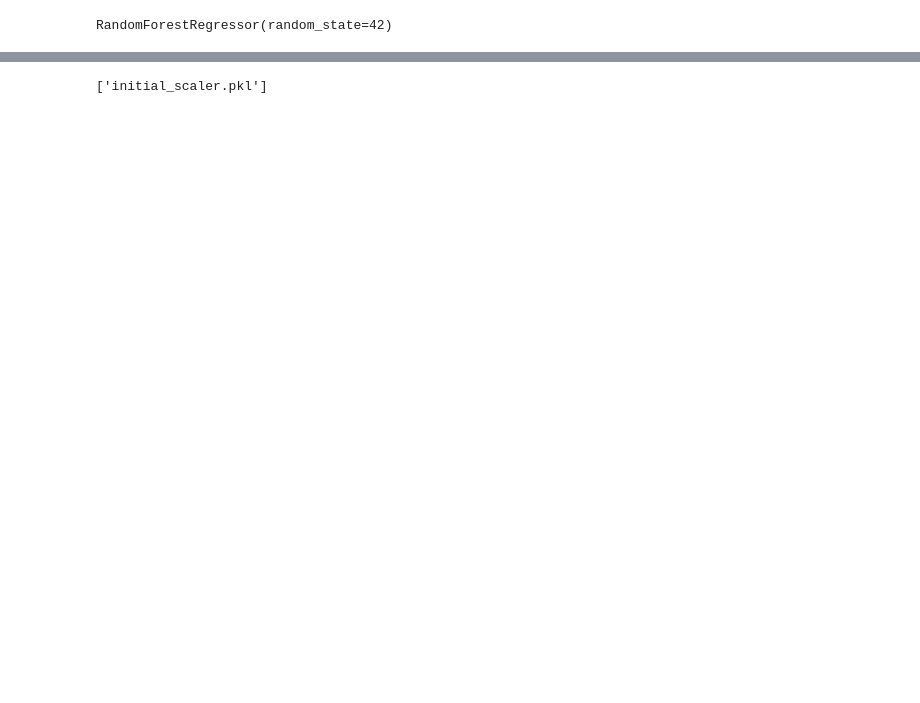
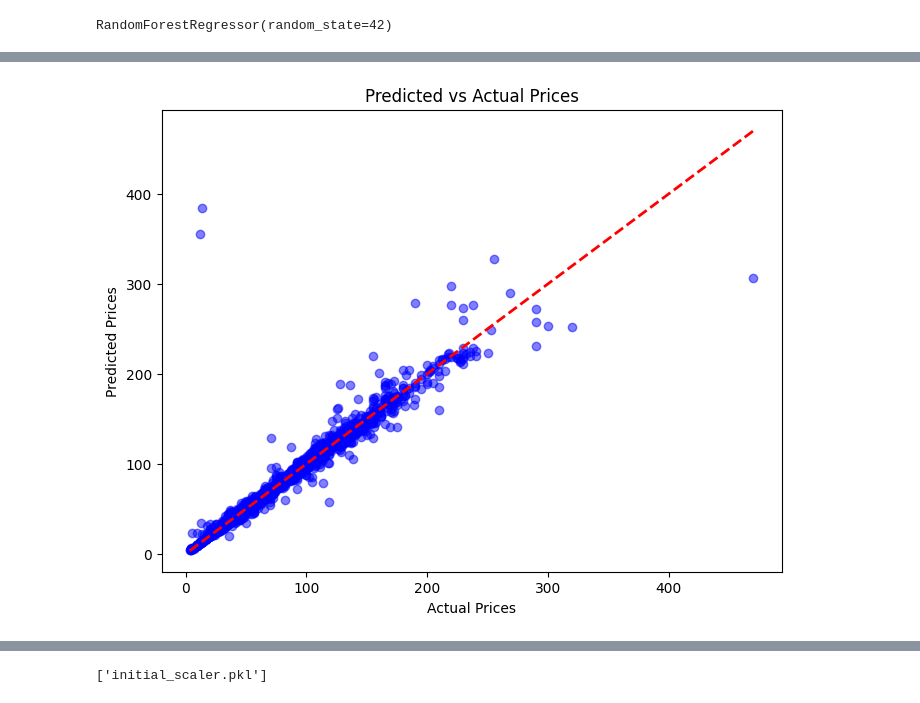
Before and after one commit to myself-aas/Comparative-Analysis-of-Regression-Models-for-Commodity-Price-Prediction, a Jupyter notebook: commodity_price_prediction.ipynb, the cells around one changed output, grey strips where cells are left out. Saved outputs shown, nothing was run; the diff lists cells and outputs as text; code cells hidden in the pictures; blank space fills up the shorter version.

```diff
--- a/commodity_price_prediction.ipynb
+++ b/commodity_price_prediction.ipynb
@@ -327,10 +347,10 @@ X.loc[:, ['latitude', 'longitude', 'distance_from_center', 'standardized_unit']]
 X_train, X_test, y_train, y_test = train_test_split(X, y, test_size=0.2, random_state=42)
 # %%
 # Initialize the model
-model = RandomForestRegressor(n_estimators=100, random_state=42)
+rfr = RandomForestRegressor(n_estimators=100, random_state=42)
 
 # Train the model
-model.fit(X_train, y_train)
+rfr.fit(X_train, y_train)
 # %% [output]
 RandomForestRegressor(random_state=42)
 # %%
@@ -352,0 +373,11 @@ Initial Model - R²: 0.9377712168511633
+# %%
+# Scatter plot
+plt.figure(figsize=(8, 6))
+plt.scatter(y_test, y_pred, alpha=0.5, color='blue')
+plt.plot([y_test.min(), y_test.max()], [y_test.min(), y_test.max()], 'r--', lw=2)
+plt.title('Predicted vs Actual Prices')
+plt.xlabel('Actual Prices')
+plt.ylabel('Predicted Prices')
+plt.show()
+# %% [output]
+[figure, added]
```
Also changed, not shown: parts of 52 cells of this notebook, 14 other files.
